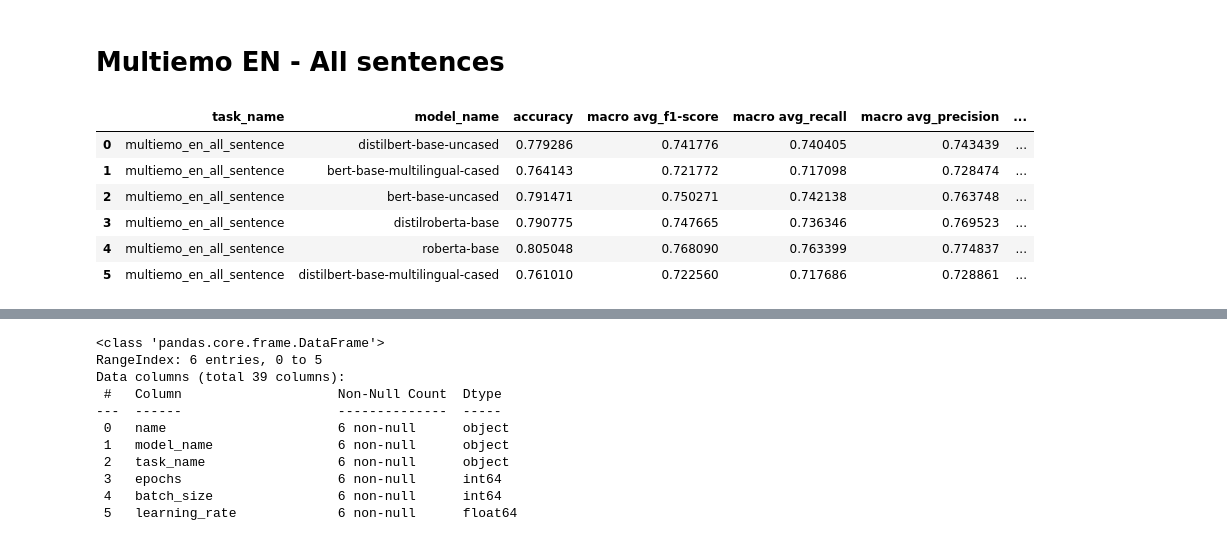
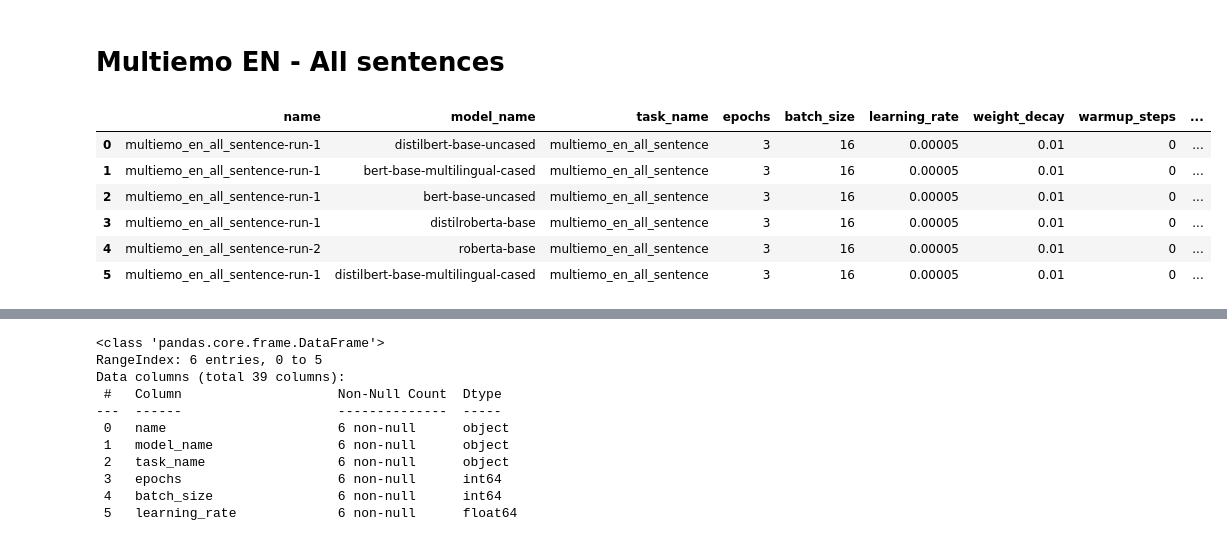
Before and after one commit to wojtek11530/DistilledVsNondistilled, a Jupyter notebook: notebooks/results_analysis.ipynb, the cells around one changed output, grey strips where cells are left out. Cells and saved outputs as stored; diff of their text form; code cells hidden in the pictures.

```diff
--- a/notebooks/results_analysis.ipynb
+++ b/notebooks/results_analysis.ipynb
@@ -164,17 +146,16 @@ def print_model_comparison(df: pd.DataFrame, original_model: str, distilled_mode
 # %%
 file_name = 'results-multiemo_en_all_sentence.csv'
 file_path = os.path.join(DATA_FOLDER, file_name)
 
 df = load_results_df(file_path)
 
-cols_to_display = ['task_name', 'model_name', 'accuracy', 'macro avg_f1-score', 'macro avg_recall',
-                    'macro avg_precision', 'training_time', 'eval_time', 'model_size [MB]']
-df[cols_to_display]
+with pd.option_context('display.max_columns', None):
+    display(df)
 # %% [output]
-|  | task_name | model_name | accuracy | macro avg_f1-score | macro avg_recall | macro avg_precision | ... |
-| 0 | multiemo_en_all_sentence | distilbert-base-uncased | 0.779286 | 0.741776 | 0.740405 | 0.743439 | ... |
-| 1 | multiemo_en_all_sentence | bert-base-multilingual-cased | 0.764143 | 0.721772 | 0.717098 | 0.728474 | ... |
-| 2 | multiemo_en_all_sentence | bert-base-uncased | 0.791471 | 0.750271 | 0.742138 | 0.763748 | ... |
-| 3 | multiemo_en_all_sentence | distilroberta-base | 0.790775 | 0.747665 | 0.736346 | 0.769523 | ... |
-| 4 | multiemo_en_all_sentence | roberta-base | 0.805048 | 0.768090 | 0.763399 | 0.774837 | ... |
-| 5 | multiemo_en_all_sentence | distilbert-base-multilingual-cased | 0.761010 | 0.722560 | 0.717686 | 0.728861 | ... |
+|  | name | model_name | task_name | epochs | batch_size | learning_rate | weight_decay | warmup_steps | ... |
+| 0 | multiemo_en_all_sentence-run-1 | distilbert-base-uncased | multiemo_en_all_sentence | 3 | 16 | 0.00005 | 0.01 | 0 | ... |
+| 1 | multiemo_en_all_sentence-run-1 | bert-base-multilingual-cased | multiemo_en_all_sentence | 3 | 16 | 0.00005 | 0.01 | 0 | ... |
+| 2 | multiemo_en_all_sentence-run-1 | bert-base-uncased | multiemo_en_all_sentence | 3 | 16 | 0.00005 | 0.01 | 0 | ... |
+| 3 | multiemo_en_all_sentence-run-1 | distilroberta-base | multiemo_en_all_sentence | 3 | 16 | 0.00005 | 0.01 | 0 | ... |
+| 4 | multiemo_en_all_sentence-run-2 | roberta-base | multiemo_en_all_sentence | 3 | 16 | 0.00005 | 0.01 | 0 | ... |
+| 5 | multiemo_en_all_sentence-run-1 | distilbert-base-multilingual-cased | multiemo_en_all_sentence | 3 | 16 | 0.00005 | 0.01 | 0 | ... |
```
Also changed, not shown: parts of 4 cells of this notebook.
